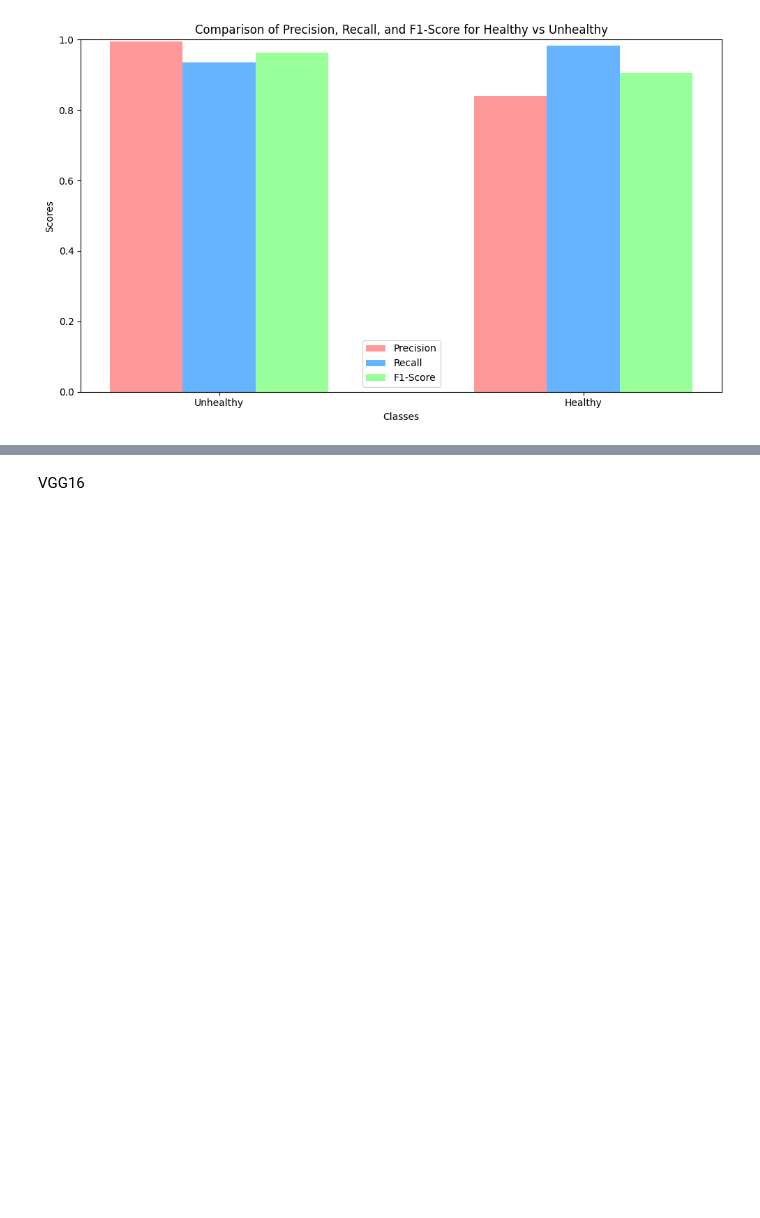
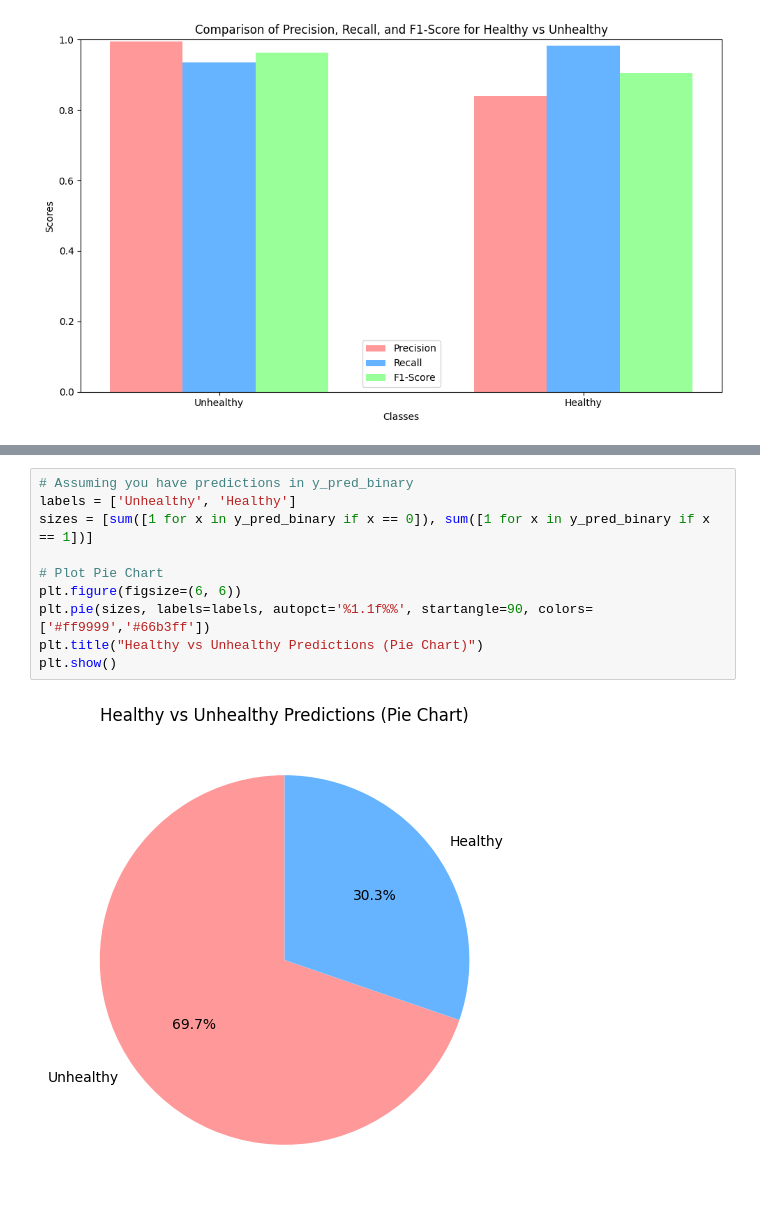
Before and after one commit to CHENNURUHARISH/PLANT-LEAF-DISEASE-DETECTION, a Jupyter notebook: MOBILENET_PLANT_DISEASE.ipynb, the cells around one changed output, grey strips where cells are left out. Cells and saved outputs as stored; diff of their text form; blank space fills up the shorter version.

```diff
--- a/MOBILENET_PLANT_DISEASE.ipynb
+++ b/MOBILENET_PLANT_DISEASE.ipynb
@@ -972,2 +975,12 @@ Epoch 1/20
-# %% [markdown]
-VGG16
+# %%
+# Assuming you have predictions in y_pred_binary
+labels = ['Unhealthy', 'Healthy']
+sizes = [sum([1 for x in y_pred_binary if x == 0]), sum([1 for x in y_pred_binary if x == 1])]
+
+# Plot Pie Chart
+plt.figure(figsize=(6, 6))
+plt.pie(sizes, labels=labels, autopct='%1.1f%%', startangle=90, colors=['#ff9999','#66b3ff'])
+plt.title("Healthy vs Unhealthy Predictions (Pie Chart)")
+plt.show()
+# %% [output]
+[figure, added]
```
Also changed, not shown: parts of 4 cells of this notebook.
